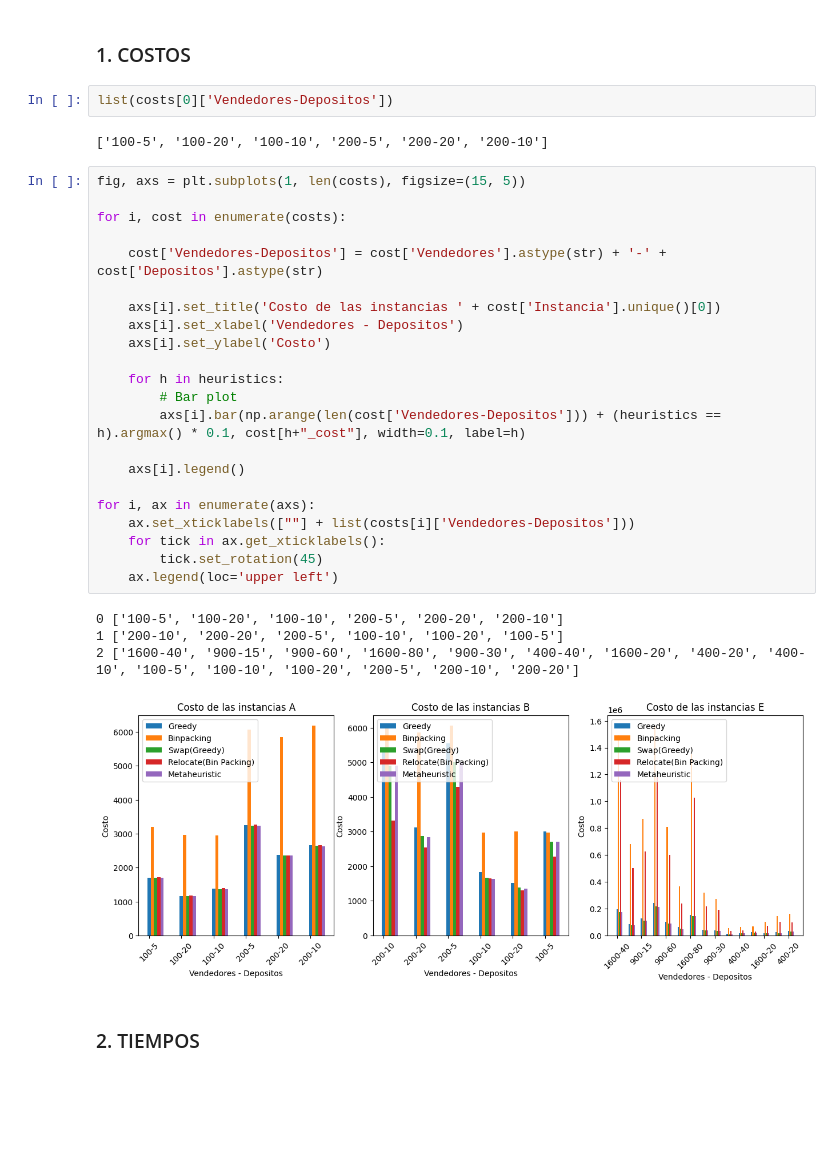
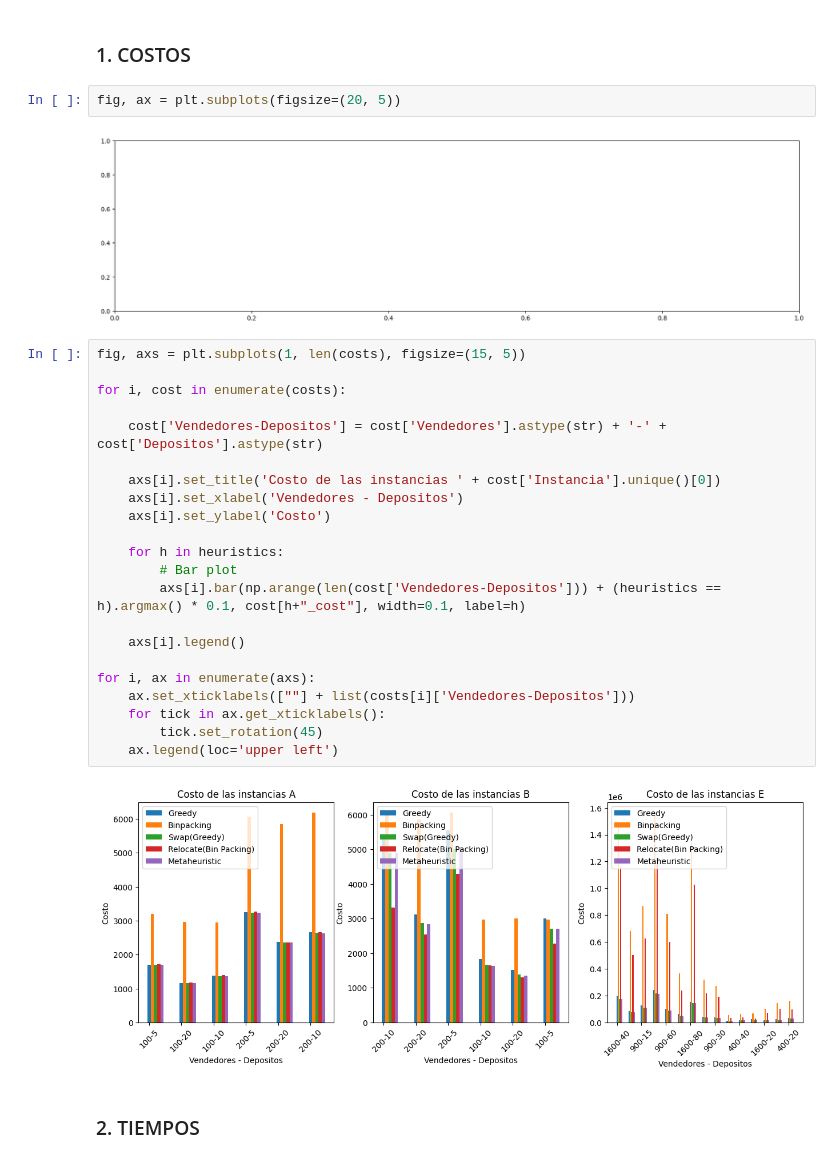
Before and after one commit to IgnacioPardo/TP2_TDV, a Jupyter notebook: src/scripts/experimentacion.ipynb, the cells around one changed output. Drawn from its saved outputs; the diff is of its cells as text; blank space fills up the shorter version.

```diff
--- a/src/scripts/experimentacion.ipynb
+++ b/src/scripts/experimentacion.ipynb
@@ -116,10 +116,10 @@ display(real_instance.to_frame().T)
 ## GRAFICOS
 # %% [markdown]
 ### 1. COSTOS
-# %%
-list(costs[0]['Vendedores-Depositos'])
-# %% [output]
-['100-5', '100-20', '100-10', '200-5', '200-20', '200-10']
+# %%
+fig, ax = plt.subplots(figsize=(20, 5))
+# %% [output]
+[figure, added]
 # %%
 fig, axs = plt.subplots(1, len(costs), figsize=(15, 5))
 
@@ -143,9 +143,6 @@ for i, ax in enumerate(axs):
         tick.set_rotation(45)
     ax.legend(loc='upper left')
 # %% [output]
-0 ['100-5', '100-20', '100-10', '200-5', '200-20', '200-10']
-1 ['200-10', '200-20', '200-5', '100-10', '100-20', '100-5']
-2 ['1600-40', '900-15', '900-60', '1600-80', '900-30', '400-40', '1600-20', '400-20', '400-10', '100-5', '100-10', '100-20', '200-5', '200-10', '200-20']
 [figure]
 # %% [markdown]
 ### 2. TIEMPOS
```
Also changed, not shown: parts of 2 cells of this notebook, 14 other files.
